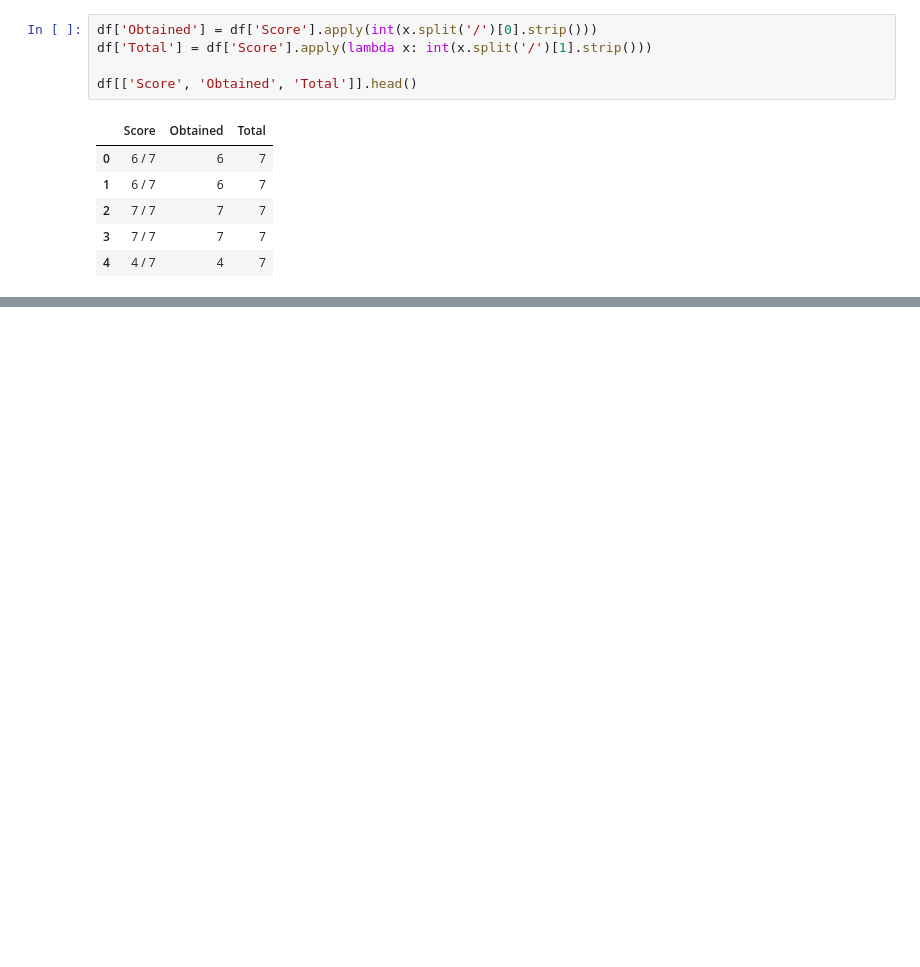
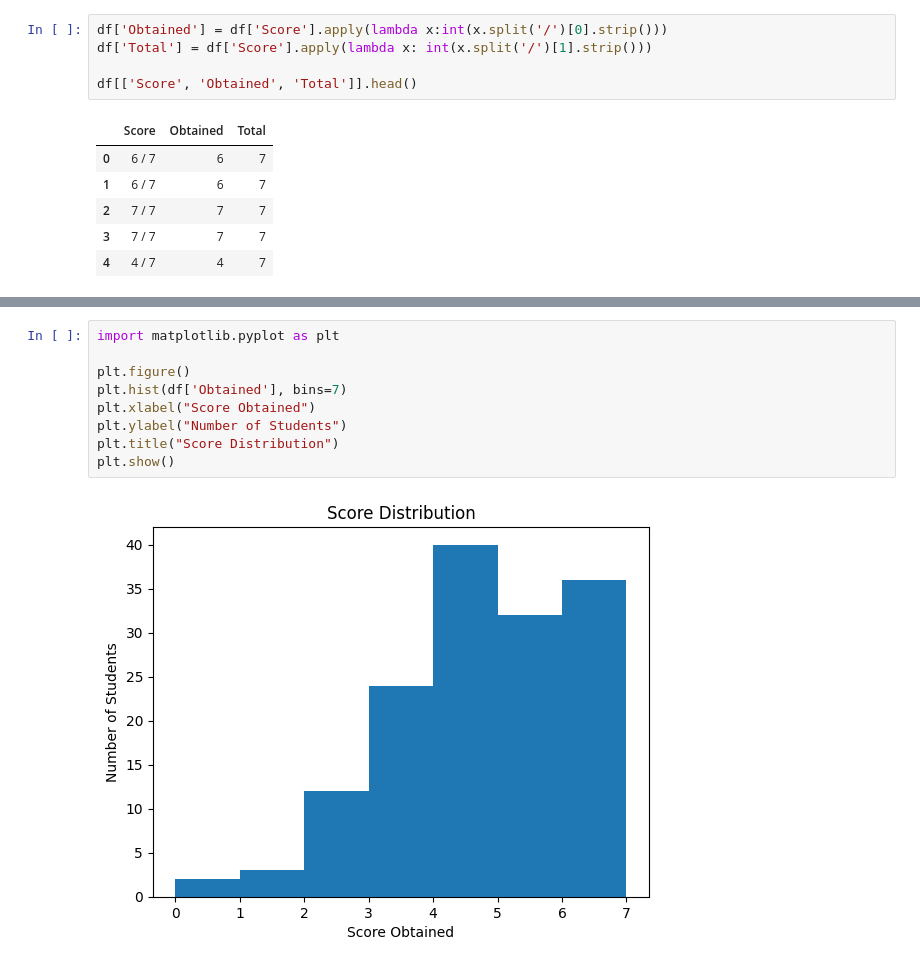
Before and after one commit to gokulraj-5/ML_Prediction, a Jupyter notebook: Score_Data.ipynb, the cells around one changed output, grey strips where cells are left out. Cells and saved outputs as stored; diff of their text form; blank space fills up the shorter version.

```diff
--- a/Score_Data.ipynb
+++ b/Score_Data.ipynb
@@ -38,7 +38,7 @@ print(df.columns.tolist())
 # %% [output]
 ['Batch', 'User_ID', 'Score']
 # %%
-df['Obtained'] = df['Score'].apply(int(x.split('/')[0].strip()))
+df['Obtained'] = df['Score'].apply(lambda x:int(x.split('/')[0].strip()))
 df['Total'] = df['Score'].apply(lambda x: int(x.split('/')[1].strip()))
 
 df[['Score', 'Obtained', 'Total']].head()
@@ -51,0 +64,11 @@ df[['Score', 'Obtained', 'Total']].head()
+# %%
+import matplotlib.pyplot as plt
+
+plt.figure()
+plt.hist(df['Obtained'], bins=7)
+plt.xlabel("Score Obtained")
+plt.ylabel("Number of Students")
+plt.title("Score Distribution")
+plt.show()
+# %% [output]
+[figure, added]
```
Also changed, not shown: parts of 12 cells of this notebook.
